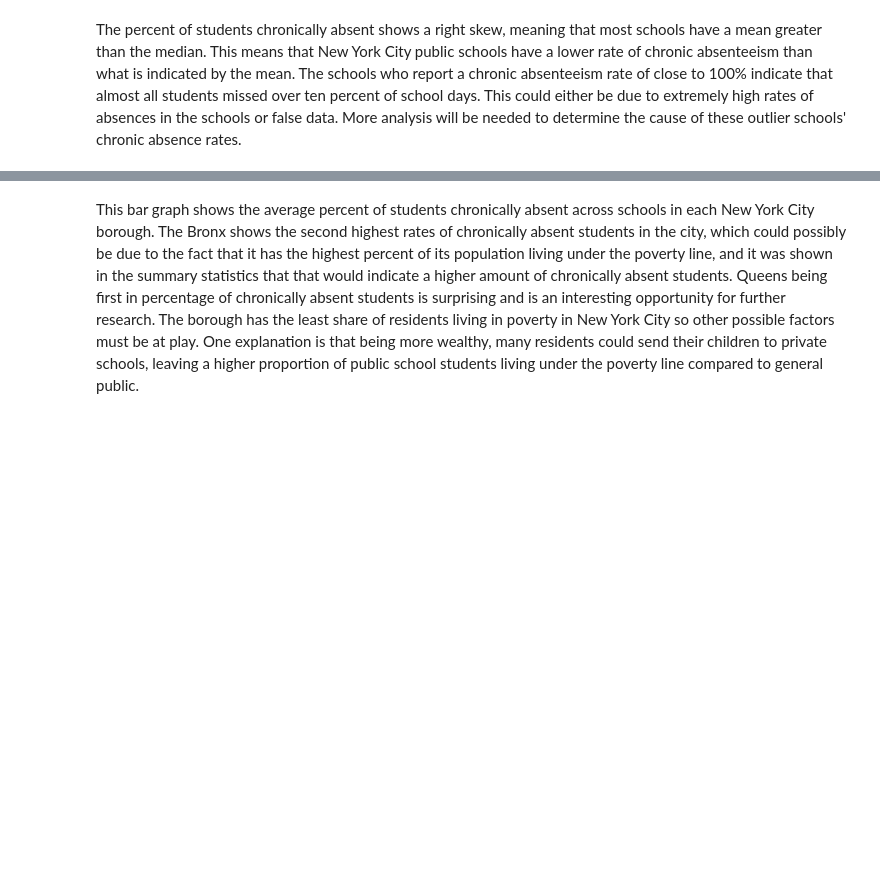
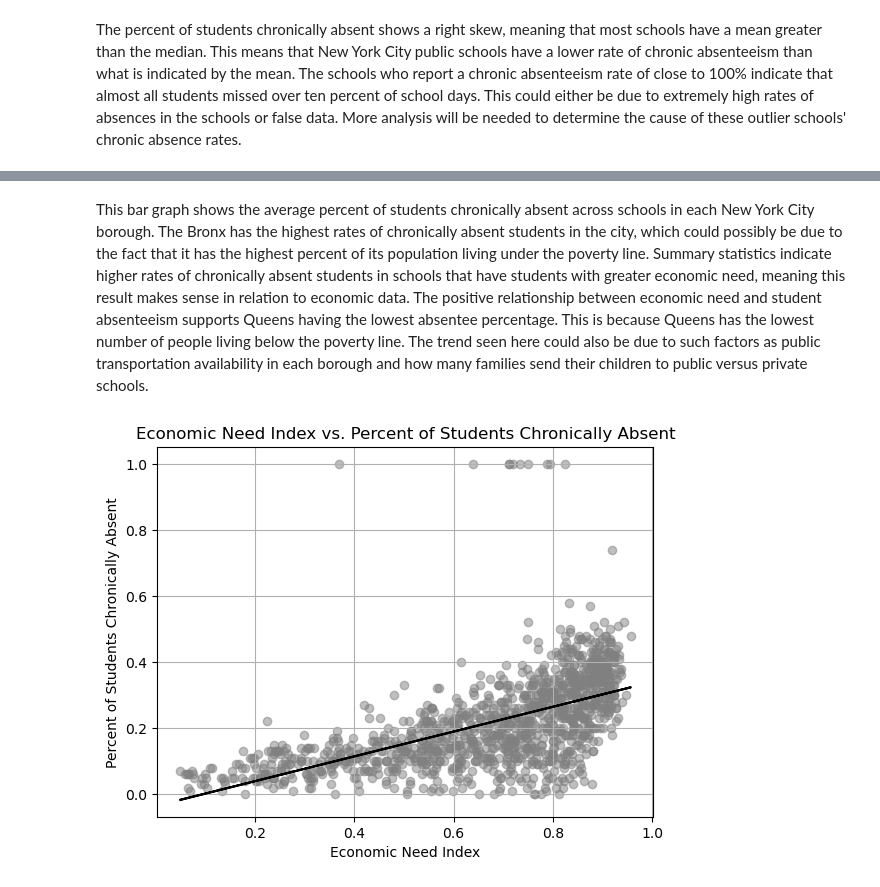
Before and after one commit to akreithen/ECO225-Project, a Jupyter notebook: Why are students absent?.ipynb, the cells around one changed output, grey strips where cells are left out. Cells and saved outputs as stored; diff of their text form; code cells hidden in the pictures; blank space fills up the shorter version.

```diff
--- a/Why are students absent?.ipynb
+++ b/Why are students absent?.ipynb
@@ -258,2 +226,23 @@ plt.show()
 # %% [markdown]
-This bar graph shows the average percent of students chronically absent across schools in each New York City borough. The Bronx shows the second highest rates of chronically absent students in the city, which could possibly be due to the fact that it has the highest percent of its population living under the poverty line, and it was shown in the summary statistics that that would indicate a higher amount of chronically absent students. Queens being first in percentage of chronically absent students is surprising and is an interesting opportunity for further research. The borough has the least share of residents living in poverty in New York City so other possible factors must be at play. One explanation is that being more wealthy, many residents could send their children to private schools, leaving a higher proportion of public school students living under the poverty line compared to general public.
+This bar graph shows the average percent of students chronically absent across schools in each New York City borough. The Bronx has the highest rates of chronically absent students in the city, which could possibly be due to the fact that it has the highest percent of its population living under the poverty line. Summary statistics indicate higher rates of chronically absent students in schools that have students with greater economic need, meaning this result makes sense in relation to economic data. The positive relationship between economic need and student absenteeism supports Queens having the lowest absentee percentage. This is because Queens has the lowest number of people living below the poverty line. The trend seen here could also be due to such factors as public transportation availability in each borough and how many families send their children to public versus private schools.
+# %%
+useful_variables = ['Economic Need Index', 'Percent of Students Chronically Absent']
+
+#define variables
+economic_need_index_values = df[useful_variables[0]]
+absent_percentage_values = df[useful_variables[1]]
+
+#create line of best fit
+coefficients = np.polyfit(economic_need_index_values, absent_percentage_values, 1)
+line_of_best_fit = np.polyval(coefficients, economic_need_index_values)
+plt.plot(economic_need_index_values, line_of_best_fit, color='black', label='Line of Best Fit')
+
+# create scatter plot
+plt.scatter(economic_need_index_values, absent_percentage_values, color='gray', alpha=0.5)
+plt.title('Economic Need Index vs. Percent of Students Chronically Absent')
+plt.xlabel('Economic Need Index')
+plt.ylabel('Percent of Students Chronically Absent')
+plt.grid(True)
+plt.show()
+# %% [output]
+[figure, added]
```
Also changed, not shown: parts of 30 cells of this notebook.
